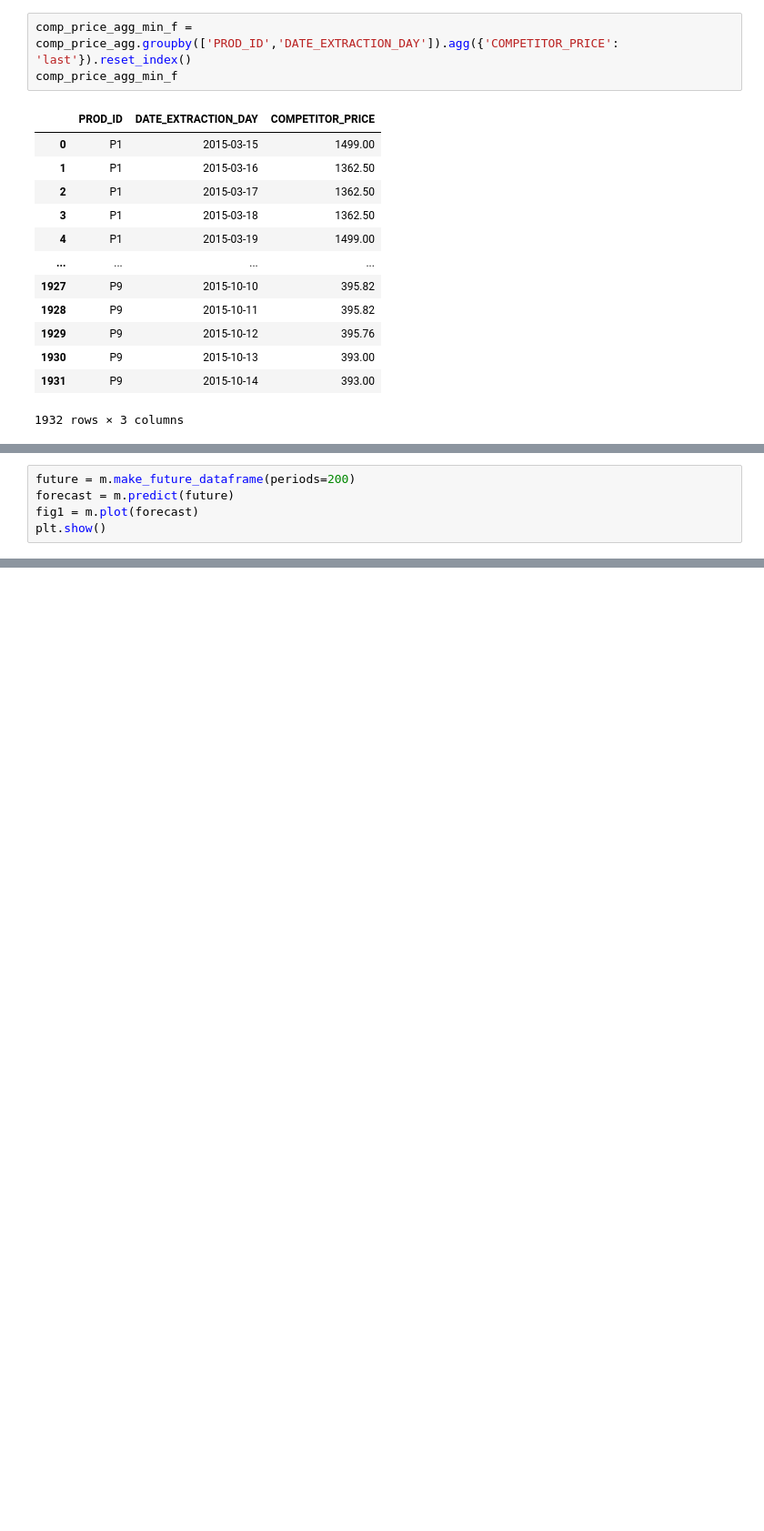
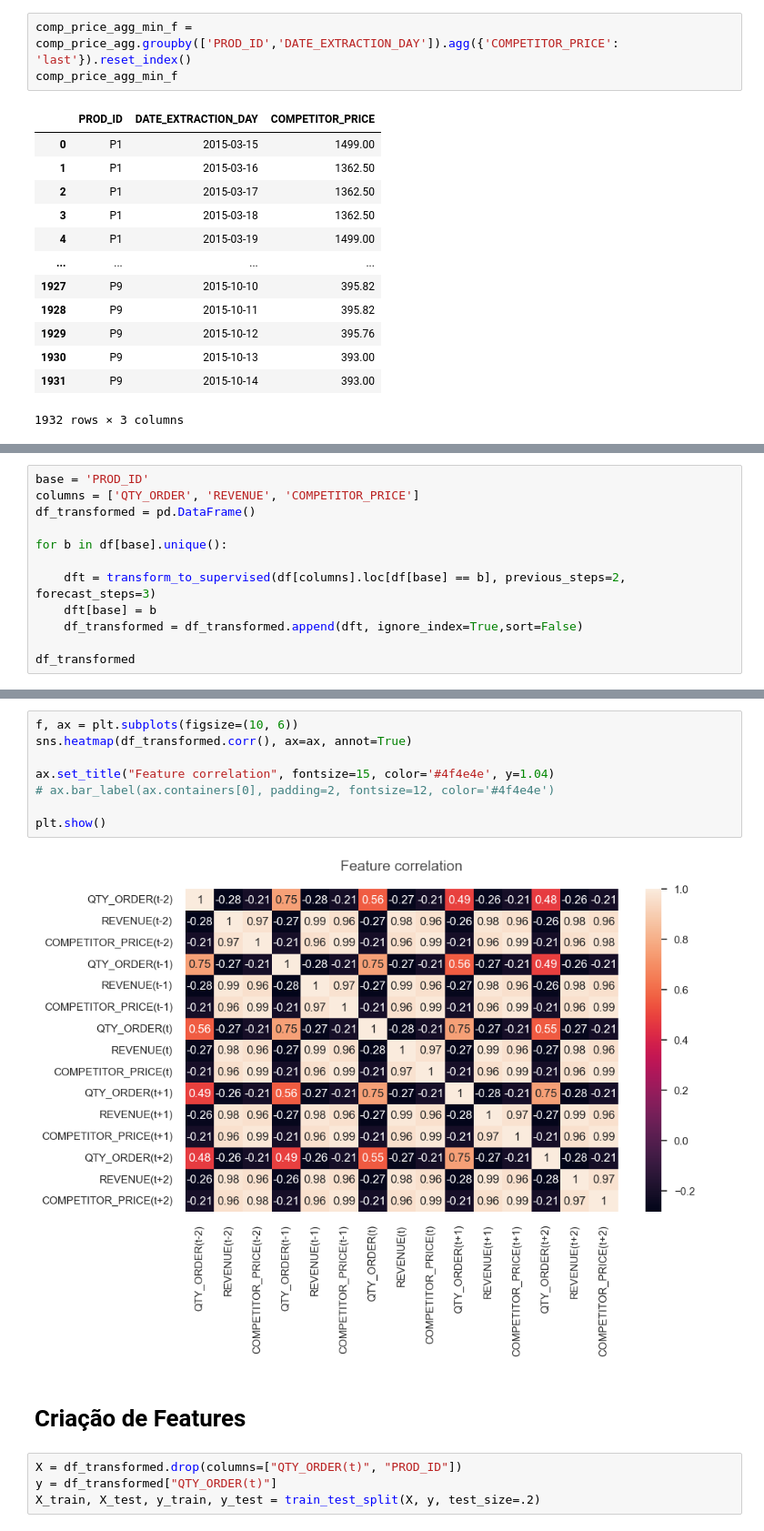
Before and after one commit to ErycM/americana_project, a Jupyter notebook: model copy.ipynb, the cells around one changed output, grey strips where cells are left out. Shown at 91% size. Drawn from its saved outputs; the diff is of its cells as text; blank space fills up the shorter version.

```diff
--- a/model copy.ipynb
+++ b/model copy.ipynb
@@ -536,5 +117,0 @@ INFO:fbprophet:Disabling daily seasonality. Run prophet with daily_seasonality=T
-# %%
-future = m.make_future_dataframe(periods=200)
-forecast = m.predict(future)
-fig1 = m.plot(forecast)
-plt.show()
@@ -632,0 +229,12 @@ results_dict = model.get_ml_dict()
+# %%
+base = 'PROD_ID'
+columns = ['QTY_ORDER', 'REVENUE', 'COMPETITOR_PRICE']
+df_transformed = pd.DataFrame()
+
+for b in df[base].unique():
+
+    dft = transform_to_supervised(df[columns].loc[df[base] == b], previous_steps=2, forecast_steps=3)
+    dft[base] = b
+    df_transformed = df_transformed.append(dft, ignore_index=True,sort=False)
+
+df_transformed
@@ -632,0 +315,16 @@ results_dict = model.get_ml_dict()
+# %%
+f, ax = plt.subplots(figsize=(10, 6))
+sns.heatmap(df_transformed.corr(), ax=ax, annot=True)
+
+ax.set_title("Feature correlation", fontsize=15, color='#4f4e4e', y=1.04)
+# ax.bar_label(ax.containers[0], padding=2, fontsize=12, color='#4f4e4e')
+
+plt.show()
+# %% [output]
+[figure, added]
+# %% [markdown]
+# Criação de Features
+# %%
+X = df_transformed.drop(columns=["QTY_ORDER(t)", "PROD_ID"])
+y = df_transformed["QTY_ORDER(t)"]
+X_train, X_test, y_train, y_test = train_test_split(X, y, test_size=.2)
```
Also changed, not shown: parts of 99 cells of this notebook, 4 other files.
